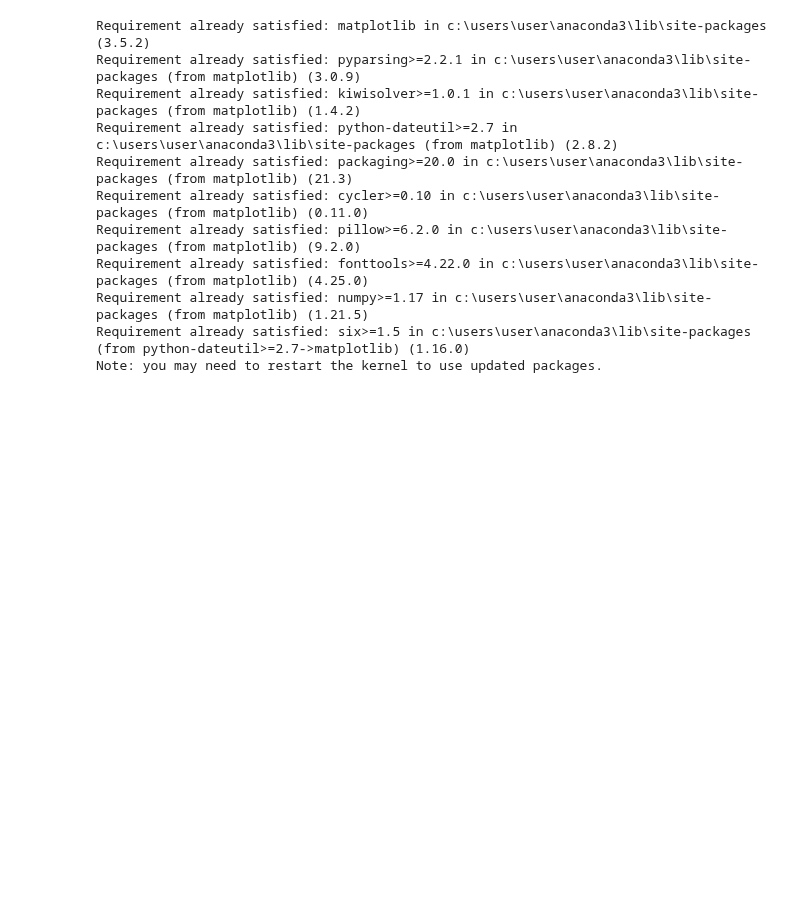
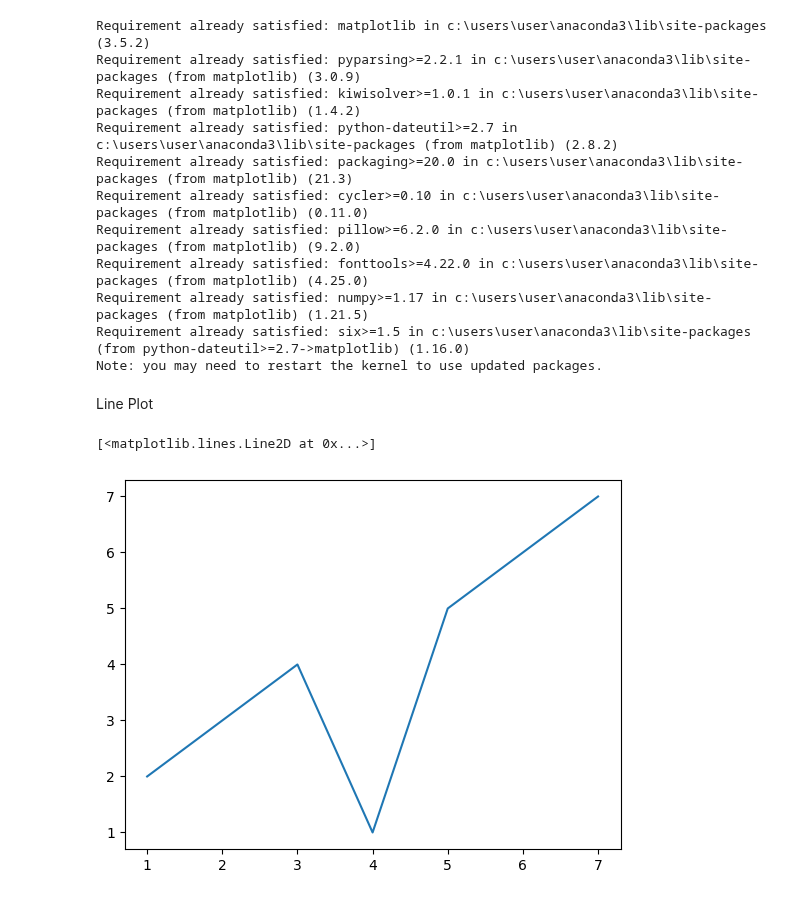
Before and after one commit to rohitcodism/ML-DS, a Jupyter notebook: practices/Seaborn/linePlot.ipynb, the cells around one changed output. Saved outputs shown, nothing was run; the diff lists cells and outputs as text; code cells hidden in the pictures; blank space fills up the shorter version.

```diff
--- a/practices/Seaborn/linePlot.ipynb
+++ b/practices/Seaborn/linePlot.ipynb
@@ -30,6 +30,8 @@ Requirement already satisfied: fonttools>=4.22.0 in c:\users\user\anaconda3\lib\
 Requirement already satisfied: numpy>=1.17 in c:\users\user\anaconda3\lib\site-packages (from matplotlib) (1.21.5)
 Requirement already satisfied: six>=1.5 in c:\users\user\anaconda3\lib\site-packages (from python-dateutil>=2.7->matplotlib) (1.16.0)
 Note: you may need to restart the kernel to use updated packages.
+# %% [markdown]
+Line Plot
 # %%
 import matplotlib.pyplot as plt
 import seaborn as sns
@@ -35,0 +40,8 @@ import seaborn as sns
+# %%
+var = [1,2,3,4,5,6,7]
+var_1 = [2,3,4,1,5,6,7]
+# %%
+plt.plot(var, var_1)
+# %% [output]
+[<matplotlib.lines.Line2D at 0x...>]
+[figure, added]
```
Also changed, not shown: parts of 4 cells of this notebook, 55 other files.
